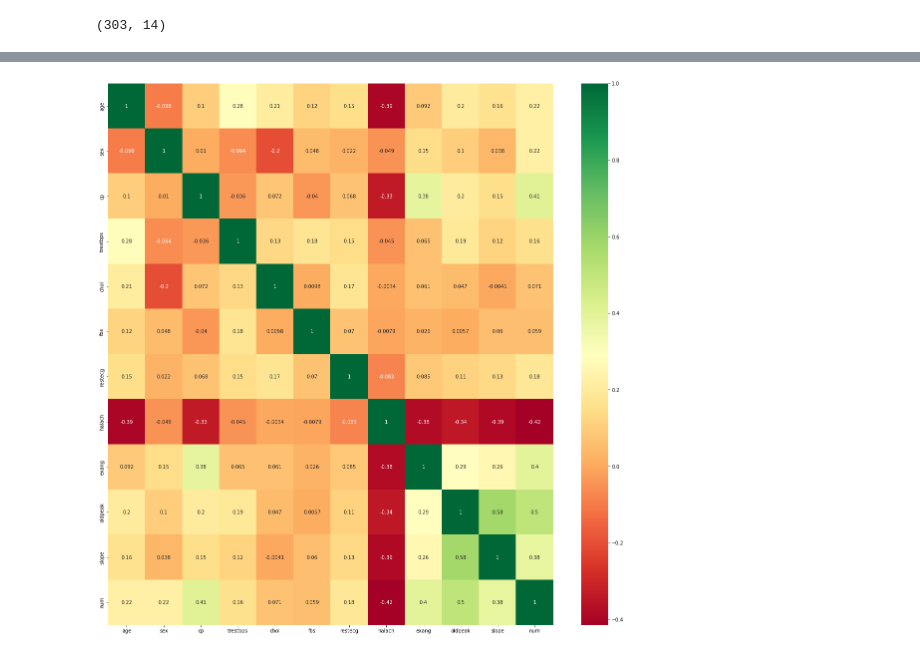
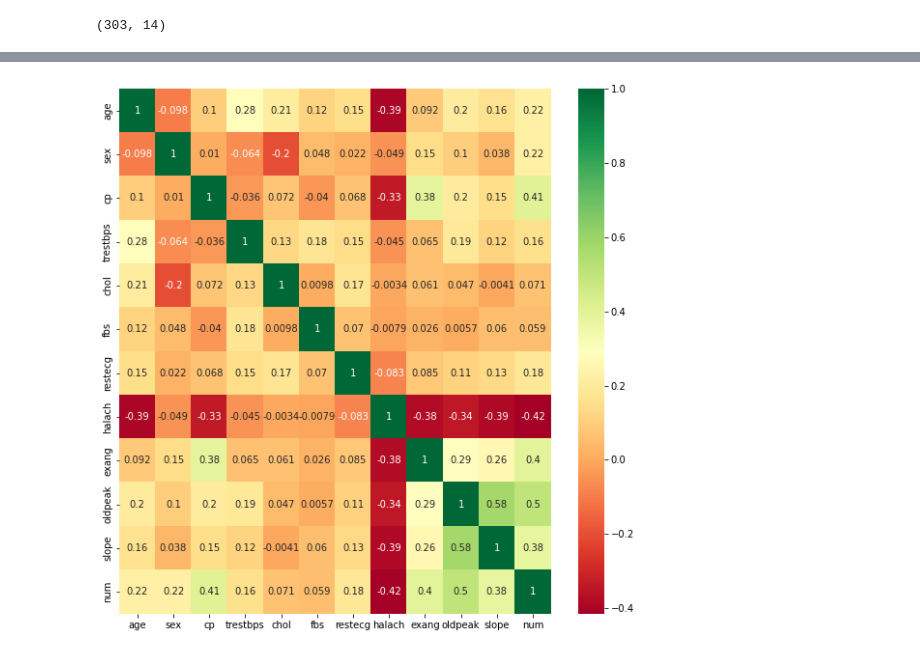
Before and after one commit to aperfilyeva/anna_data690, a Jupyter notebook: heatmap.ipynb, the cells around one changed output, grey strips where cells are left out. Saved outputs shown, nothing was run; the diff lists cells and outputs as text; code cells hidden in the pictures.

```diff
--- a/heatmap.ipynb
+++ b/heatmap.ipynb
@@ -43,7 +43,7 @@ df.sample(5)
 # %%
-plt.figure(figsize=(20,20))
+plt.figure(figsize=(10,10))
 sns.heatmap(df.corr(), annot=True, cmap=("RdYlGn"))
 plt.show()
 # %% [output]
-[figure, old version]
+[figure, new version]
 # %%
```
Also changed, not shown: parts of 2 cells of this notebook.
